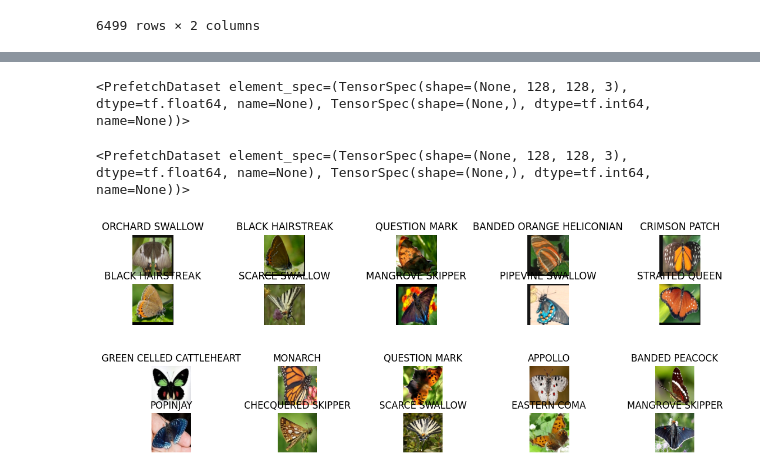
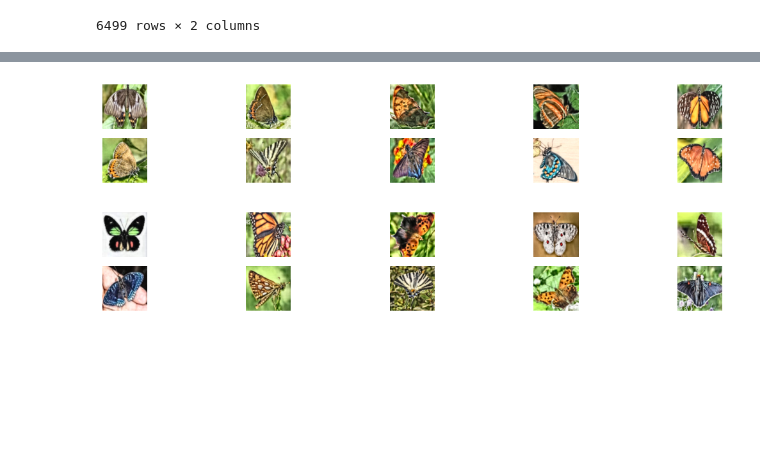
Before and after one commit to HabilAmardias/Butterfly-Classification-CNN, a Jupyter notebook: main.ipynb, the cells around one changed output, grey strips where cells are left out. Saved outputs shown, nothing was run; the diff lists cells and outputs as text; code cells hidden in the pictures; blank space fills up the shorter version.

```diff
--- a/main.ipynb
+++ b/main.ipynb
@@ -131,7 +54,12 @@ augmentor=keras.Sequential([
 # %%
 def image_preprocessing(path):
     img=cv2.imread(path)
-    img=cv2.cvtColor(img, cv2.COLOR_BGR2RGB)
-    img=cv2.resize(img,(img_width,img_height))
-    img=img/255.0
+    img=cv2.GaussianBlur(img,(5,5),0)
+    img=cv2.cvtColor(img, cv2.COLOR_BGR2LAB)
+    clahe=cv2.createCLAHE(3,(16,16))
+    img[:,:,0]=clahe.apply(img[:,:,0])
+    img=cv2.cvtColor(img,cv2.COLOR_LAB2RGB)
+    img=cv2.resize(img,(img_size,img_size))
+    img=keras.layers.Rescaling(1./255)(img)
+    img=img.numpy()
     return img
@@ -147,7 +66,7 @@ def train_image_preprocessing(path):
 # %%
 from sklearn.model_selection import train_test_split
 # %%
-x_train,x_val,y_train,y_val=train_test_split(np.array(train_images),np.array(encoded_train_labels),test_size=0.2,random_state=42)
+x_train,x_val,y_train,y_val=train_test_split(np.array(train_images),train_labels,test_size=0.2,random_state=42)
 # %%
 x_train.shape, y_train.shape, x_val.shape, y_val.shape
 # %% [output]
@@ -155,48 +74,30 @@ x_train.shape, y_train.shape, x_val.shape, y_val.shape
 # %%
-x_train=np.array(list(map(train_image_preprocessing,x_train)))
+x_train=np.array(list(map(image_preprocessing,x_train)))
 x_val=np.array(list(map(image_preprocessing,x_val)))
 # %%
 train_dataset = tf.data.Dataset.from_tensor_slices((x_train,y_train)).batch(batch_size).prefetch(tf.data.AUTOTUNE)
 validation_dataset = tf.data.Dataset.from_tensor_slices((x_val,y_val)).batch(batch_size).prefetch(tf.data.AUTOTUNE)
-# %%
-train_dataset
-# %% [output]
-<PrefetchDataset element_spec=(TensorSpec(shape=(None, 128, 128, 3), dtype=tf.float64, name=None), TensorSpec(shape=(None,), dtype=tf.int64, name=None))>
-# %%
-validation_dataset
-# %% [output]
-<PrefetchDataset element_spec=(TensorSpec(shape=(None, 128, 128, 3), dtype=tf.float64, name=None), TensorSpec(shape=(None,), dtype=tf.int64, name=None))>
 # %%
 import matplotlib.pyplot as plt
 # %%
 _, ax = plt.subplots(2, 5, figsize=(14, 2))
 for batch in train_dataset.take(1):
     images = batch[0]
-    labels = batch[1]
     for i in range(batch_size):
-        img = (images[i] * 255).numpy().astype("uint8")
-        label=labels[i]
-        label=label.numpy()
-        label=le.classes_[label]
+        img = images[i].numpy()
         ax[i//5,i%5].imshow(img)
-        ax[i//5,i%5].set_title(label)
         ax[i//5,i%5].axis("off")
 # %% [output]
-[figure, old version]
+[figure, new version]
 # %%
 _, ax = plt.subplots(2, 5, figsize=(14, 2))
 for batch in validation_dataset.take(1):
     images = batch[0]
-    labels = batch[1]
     for i in range(batch_size):
-        img = (images[i] * 255).numpy().astype("uint8")
-        label=labels[i]
-        label=label.numpy()
-        label=le.classes_[label]
+        img = images[i].numpy()
         ax[i//5,i%5].imshow(img)
-        ax[i//5,i%5].set_title(label)
         ax[i//5,i%5].axis("off")
 # %% [output]
-[figure, old version]
+[figure, new version]
 # %%
 def build_model():
```
Also changed, not shown: parts of 23 cells of this notebook.
